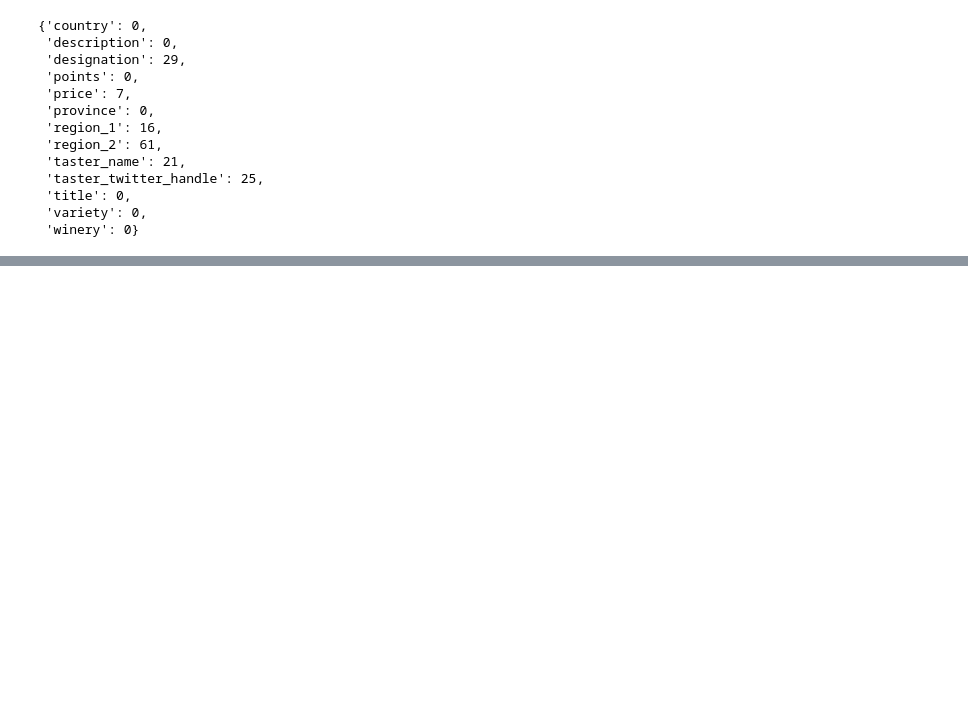
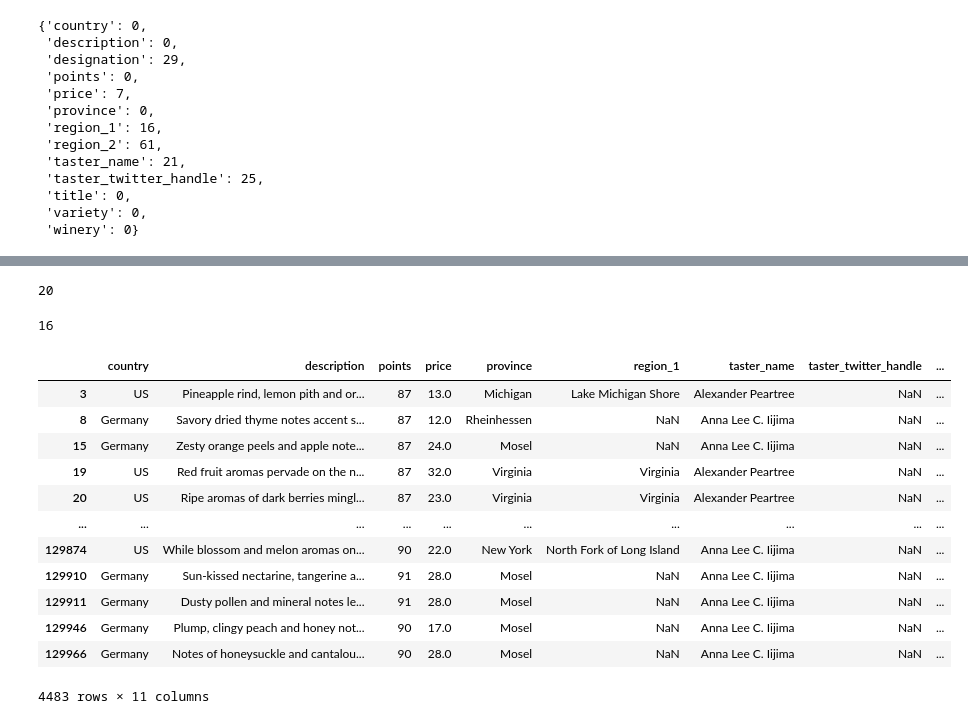
Before and after one commit to Karayushii/Skillfactory_DST, a Jupyter notebook: eda_1/main.ipynb, the cells around one changed output, grey strips where cells are left out. Saved outputs shown, nothing was run; the diff lists cells and outputs as text; code cells hidden in the pictures; blank space fills up the shorter version.

```diff
--- a/eda_1/main.ipynb
+++ b/eda_1/main.ipynb
@@ -130,0 +184,24 @@ KeyError: '[False, False, False, False, False, False, False, False, False, False
+# %%
+df['taster_name'].nunique()
+# %% [output]
+20
+# %%
+df['taster_twitter_handle'].nunique()
+# %% [output]
+16
+# %%
+df[(df['taster_name'].isna() & df['taster_twitter_handle'].notna()) | (df['taster_name'].notna() & df['taster_twitter_handle'].isna())]
+# %% [output]
+|  | country | description | points | price | province | region_1 | taster_name | taster_twitter_handle | ... |
+| 3 | US | Pineapple rind, lemon pith and or... | 87 | 13.0 | Michigan | Lake Michigan Shore | Alexander Peartree | NaN | ... |
+| 8 | Germany | Savory dried thyme notes accent s... | 87 | 12.0 | Rheinhessen | NaN | Anna Lee C. Iijima | NaN | ... |
+| 15 | Germany | Zesty orange peels and apple note... | 87 | 24.0 | Mosel | NaN | Anna Lee C. Iijima | NaN | ... |
+| 19 | US | Red fruit aromas pervade on the n... | 87 | 32.0 | Virginia | Virginia | Alexander Peartree | NaN | ... |
+| 20 | US | Ripe aromas of dark berries mingl... | 87 | 23.0 | Virginia | Virginia | Alexander Peartree | NaN | ... |
+| ... | ... | ... | ... | ... | ... | ... | ... | ... | ... |
+| 129874 | US | While blossom and melon aromas on... | 90 | 22.0 | New York | North Fork of Long Island | Anna Lee C. Iijima | NaN | ... |
+| 129910 | Germany | Sun-kissed nectarine, tangerine a... | 91 | 28.0 | Mosel | NaN | Anna Lee C. Iijima | NaN | ... |
+| 129911 | Germany | Dusty pollen and mineral notes le... | 91 | 28.0 | Mosel | NaN | Anna Lee C. Iijima | NaN | ... |
+| 129946 | Germany | Plump, clingy peach and honey not... | 90 | 17.0 | Mosel | NaN | Anna Lee C. Iijima | NaN | ... |
+| 129966 | Germany | Notes of honeysuckle and cantalou... | 90 | 28.0 | Mosel | NaN | Anna Lee C. Iijima | NaN | ... |
+4483 rows × 11 columns
```
Also changed, not shown: parts of 12 cells of this notebook.
